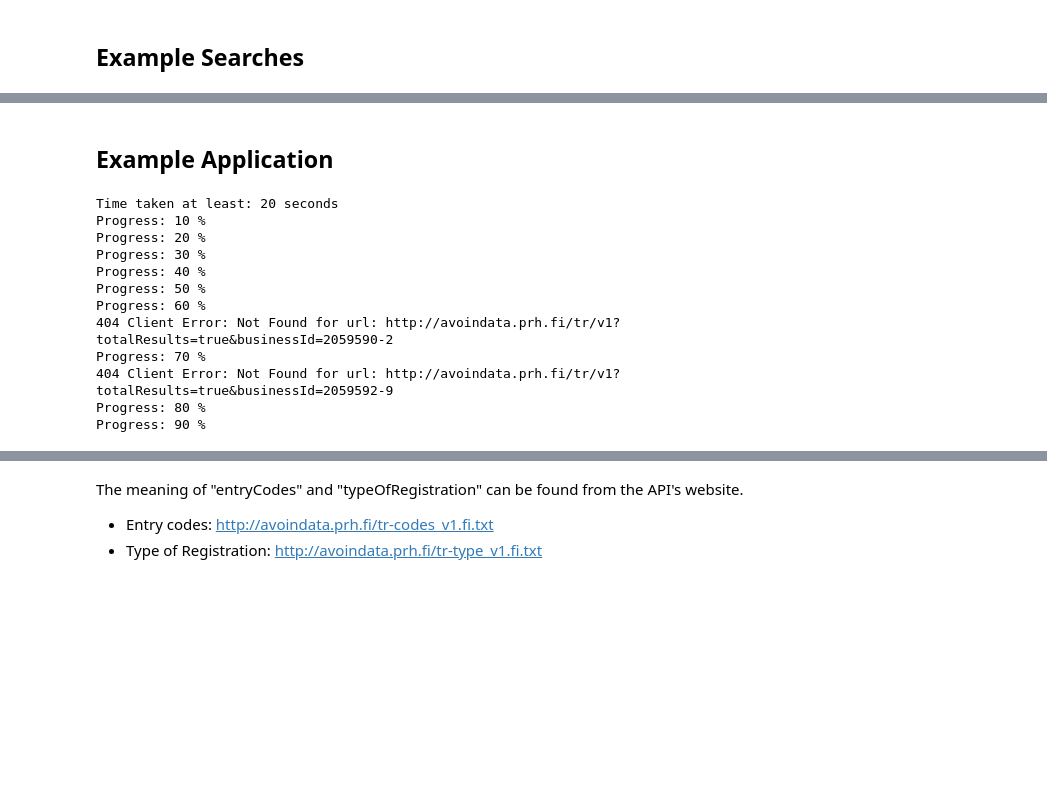
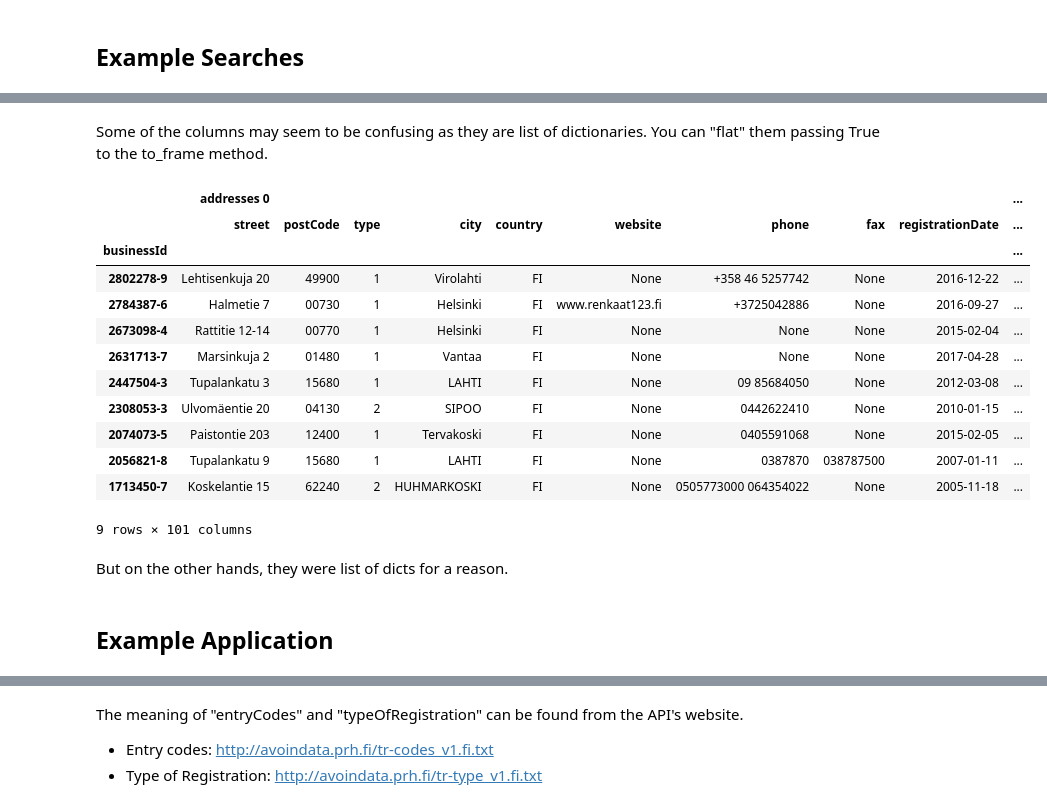
Before and after one commit to Miksus/finnish_business_portal, a Jupyter notebook: demo.ipynb, the cells around one changed output, grey strips where cells are left out. Drawn from its saved outputs; the diff is of its cells as text; code cells hidden in the pictures; blank space fills up the shorter version.

```diff
--- a/demo.ipynb
+++ b/demo.ipynb
@@ -195,0 +162,4 @@ Progress: 92 %
+# %%
+portal = busportal.SearchModel("BisCompany", loop_results=False, deep=True)
+portal.search(name=["Fortum", "Nokia"], companyForm="oy", total_results="True")
+portal.to_frame().results
@@ -195,0 +184,3 @@ Progress: 92 %
+# %%
+portal.api = "TradeRegisterCompany"
+portal.parameter_options
@@ -196,19 +220,24 @@ Progress: 92 %
+# %% [markdown]
+Some of the columns may seem to be confusing as they are list of dictionaries. You can "flat" them passing True to the to_frame method.
+# %%
+portal.to_frame(True).results
+# %% [output]
+|  | addresses 0 |  |  |  |  |  |  |  |  | ... |
+|  | street | postCode | type | city | country | website | phone | fax | registrationDate | ... |
+| businessId |  |  |  |  |  |  |  |  |  | ... |
+| 2802278-9 | Lehtisenkuja 20 | 49900 | 1 | Virolahti | FI | None | +358 46 5257742 | None | 2016-12-22 | ... |
+| 2784387-6 | Halmetie 7 | 00730 | 1 | Helsinki | FI | www.renkaat123.fi | +3725042886 | None | 2016-09-27 | ... |
+| 2673098-4 | Rattitie 12-14 | 00770 | 1 | Helsinki | FI | None | None | None | 2015-02-04 | ... |
+| 2631713-7 | Marsinkuja 2 | 01480 | 1 | Vantaa | FI | None | None | None | 2017-04-28 | ... |
+| 2447504-3 | Tupalankatu 3 | 15680 | 1 | LAHTI | FI | None | 09 85684050 | None | 2012-03-08 | ... |
+| 2308053-3 | Ulvomäentie 20 | 04130 | 2 | SIPOO | FI | None | 0442622410 | None | 2010-01-15 | ... |
+| 2074073-5 | Paistontie 203 | 12400 | 1 | Tervakoski | FI | None | 0405591068 | None | 2015-02-05 | ... |
+| 2056821-8 | Tupalankatu 9 | 15680 | 1 | LAHTI | FI | None | 0387870 | 038787500 | 2007-01-11 | ... |
+| 1713450-7 | Koskelantie 15 | 62240 | 2 | HUHMARKOSKI | FI | None | 0505773000 064354022 | None | 2005-11-18 | ... |
+9 rows × 101 columns
+# %% [markdown]
+But on the other hands, they were list of dicts for a reason.
 # %% [markdown]
 ## Example Application<a class="anchor" id="H3"></a>
 # %%
 import pandas as pd
-# %%
-df = bportal.search_companies_deep(name="Fortum", display_="default", register_="tr")
-# %% [output]
-Time taken at least: 20 seconds
-Progress: 10 %
-Progress: 20 %
-Progress: 30 %
-Progress: 40 %
-Progress: 50 %
-Progress: 60 %
-404 Client Error: Not Found for url: http://avoindata.prh.fi/tr/v1?totalResults=true&businessId=2059590-2
-Progress: 70 %
-404 Client Error: Not Found for url: http://avoindata.prh.fi/tr/v1?totalResults=true&businessId=2059592-9
-Progress: 80 %
-Progress: 90 %
```
Also changed, not shown: parts of 51 cells of this notebook, 28 other files.
